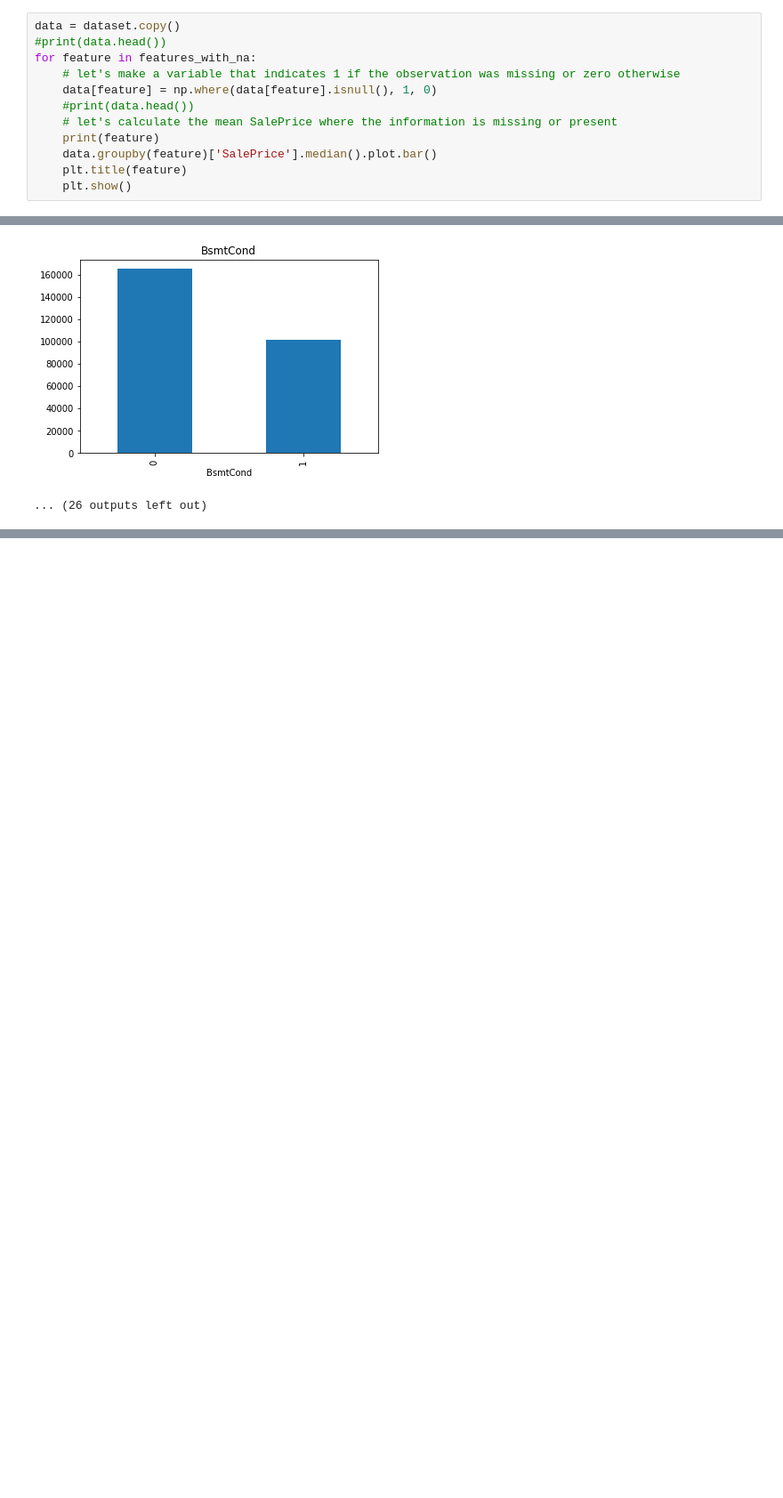
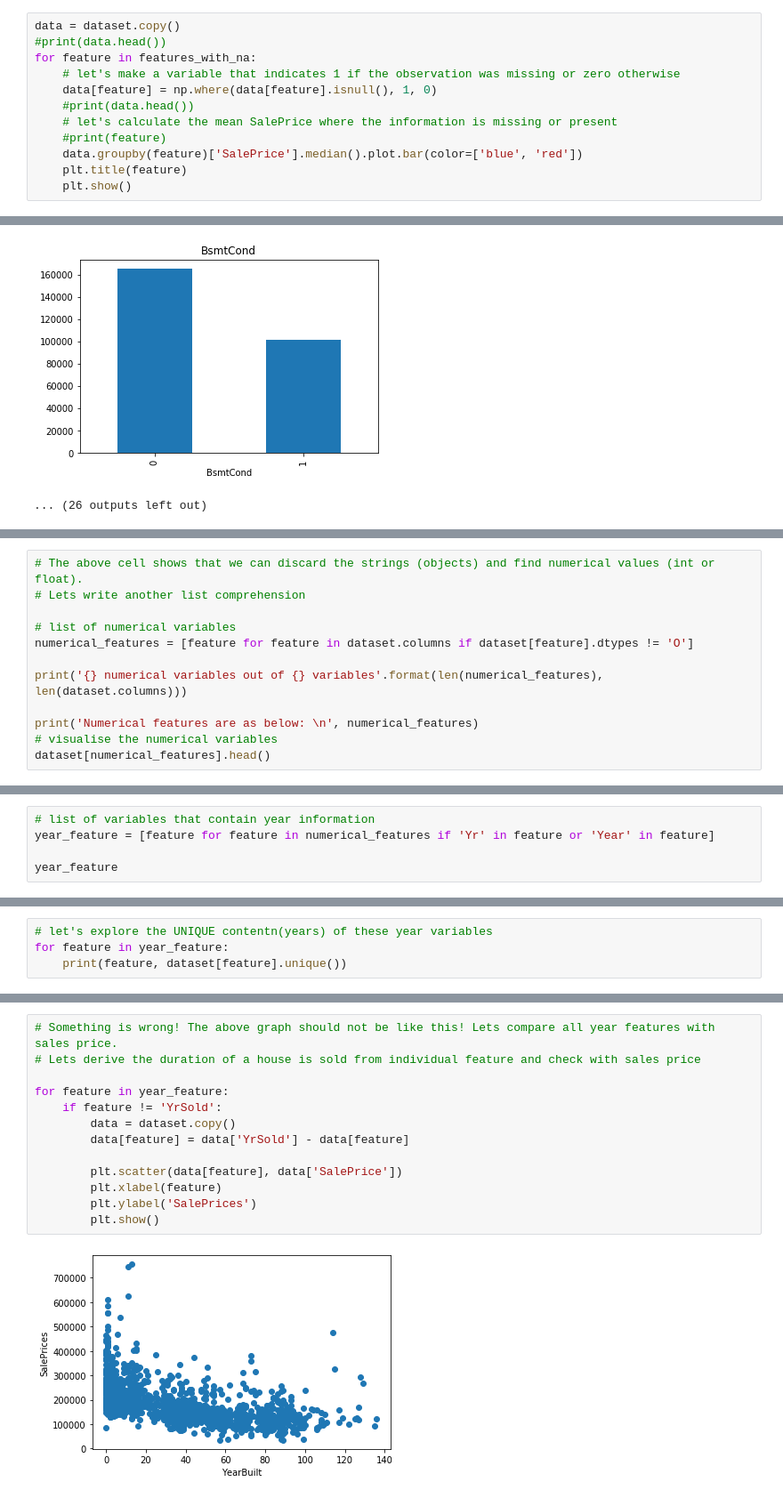
Before and after one commit to manzur-au/house-price-prediction, a Jupyter notebook: EDA - Melbourne House Price Prediction.ipynb, the cells around one changed output, grey strips where cells are left out. Shown at 89% size. Cells and saved outputs as stored; diff of their text form; blank space fills up the shorter version.

```diff
--- a/EDA - Melbourne House Price Prediction.ipynb
+++ b/EDA - Melbourne House Price Prediction.ipynb
@@ -154,8 +155,8 @@ for feature in features_with_na:
     data[feature] = np.where(data[feature].isnull(), 1, 0)
     #print(data.head())
     # let's calculate the mean SalePrice where the information is missing or present
-    print(feature)
-    data.groupby(feature)['SalePrice'].median().plot.bar()
+    #print(feature)
+    data.groupby(feature)['SalePrice'].median().plot.bar(color=['blue', 'red'])
     plt.title(feature)
     plt.show()
 # %% [output]
@@ -174,0 +196,12 @@ BsmtCond
+# %%
+# The above cell shows that we can discard the strings (objects) and find numerical values (int or float).
+# Lets write another list comprehension
+
+# list of numerical variables
+numerical_features = [feature for feature in dataset.columns if dataset[feature].dtypes != 'O']
+
+print('{} numerical variables out of {} variables'.format(len(numerical_features), len(dataset.columns)))
+
+print('Numerical features are as below: \n', numerical_features)
+# visualise the numerical variables
+dataset[numerical_features].head()
@@ -174,0 +220,5 @@ BsmtCond
+# %%
+# list of variables that contain year information
+year_feature = [feature for feature in numerical_features if 'Yr' in feature or 'Year' in feature]
+
+year_feature
@@ -174,0 +227,4 @@ BsmtCond
+# %%
+# let's explore the UNIQUE contentn(years) of these year variables
+for feature in year_feature:
+    print(feature, dataset[feature].unique())
@@ -174,0 +265,15 @@ BsmtCond
+# %%
+# Something is wrong! The above graph should not be like this! Lets compare all year features with sales price.
+# Lets derive the duration of a house is sold from individual feature and check with sales price
+
+for feature in year_feature:
+    if feature != 'YrSold':
+        data = dataset.copy()
+        data[feature] = data['YrSold'] - data[feature]
+
+        plt.scatter(data[feature], data['SalePrice'])
+        plt.xlabel(feature)
+        plt.ylabel('SalePrices')
+        plt.show()
+# %% [output]
+[figure, added]
```
Also changed, not shown: parts of 18 cells of this notebook.
